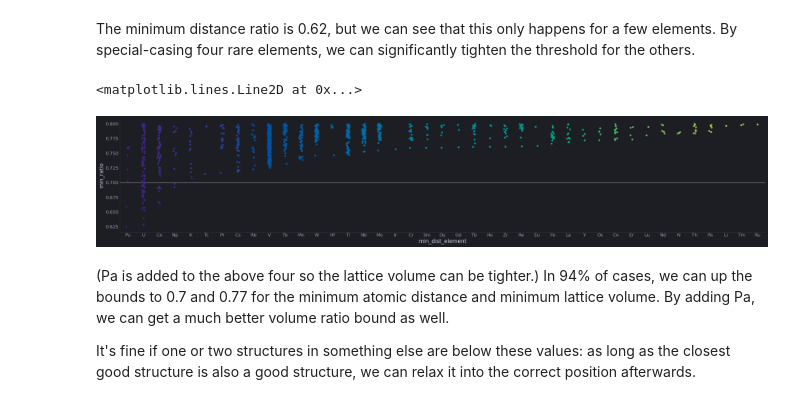
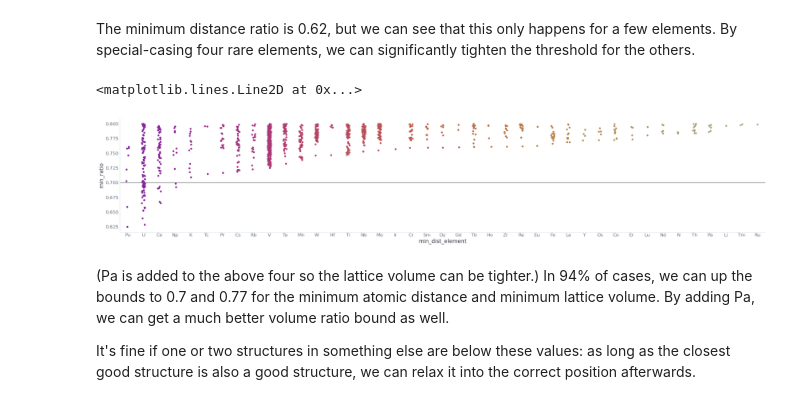
Before and after one commit to nicholas-miklaucic/baysic, a Jupyter notebook: priors.ipynb, the cells around one changed output. Cells and saved outputs as stored; diff of their text form; code cells hidden in the pictures.

```diff
--- a/priors.ipynb
+++ b/priors.ipynb
@@ -61,5 +64,2 @@ sns.displot(df.query('volume_ratio <= 7'), x='volume_ratio')
 # %% [markdown]
 The minimum atomic distance in a structure as a ratio of the covalent radius also follows a nice distribution:
-# %%
-rads = np.array([spec.symbol for spec in s.species])
-np.char.add(np.char.add(rads.reshape(-1, 1), ','), rads.reshape(1, -1))
@@ -132,16 +114,16 @@ The minimum distance ratio is 0.62, but we can see that this only happens for a
 # %%
 from pymatgen.core import Element
 
 df[['min_spec1', 'min_spec2']] = df['min_specs'].fillna(' - ').str.split('-', expand=True)
 df['min_dist_element'] = [max(a, b, key=lambda x: Element(x).number if x != ' ' else 0) for a, b in df[['min_spec1', 'min_spec2']].values]
 subs = df.query('min_ratio < 0.8')
 order = subs[['min_dist_element', 'min_ratio']].groupby('min_dist_element').min().sort_values('min_ratio').index
 
-sns.catplot(subs, x='min_dist_element', y='min_ratio', order=order, aspect=5, height=5, hue='min_dist_element', palette='rho_viridia', hue_order=order, legend=None)
+sns.catplot(subs, x='min_dist_element', y='min_ratio', order=order, aspect=5, height=5, hue='min_dist_element', palette='rho_solara', hue_order=order, legend=None)
 plt.axhline(0.7, c='grey', lw=1.5)
 # %% [output]
 <matplotlib.lines.Line2D at 0x...>
-[figure, old version]
+[figure, new version]
 # %% [markdown]
 (Pa is added to the above four so the lattice volume can be tighter.)
 In 94% of cases, we can up the bounds to 0.7 and 0.77 for the minimum atomic distance and minimum lattice volume. By adding Pa, we can get a much better volume ratio bound as well.
```
Also changed, not shown: parts of 17 cells of this notebook, 5 other files.
